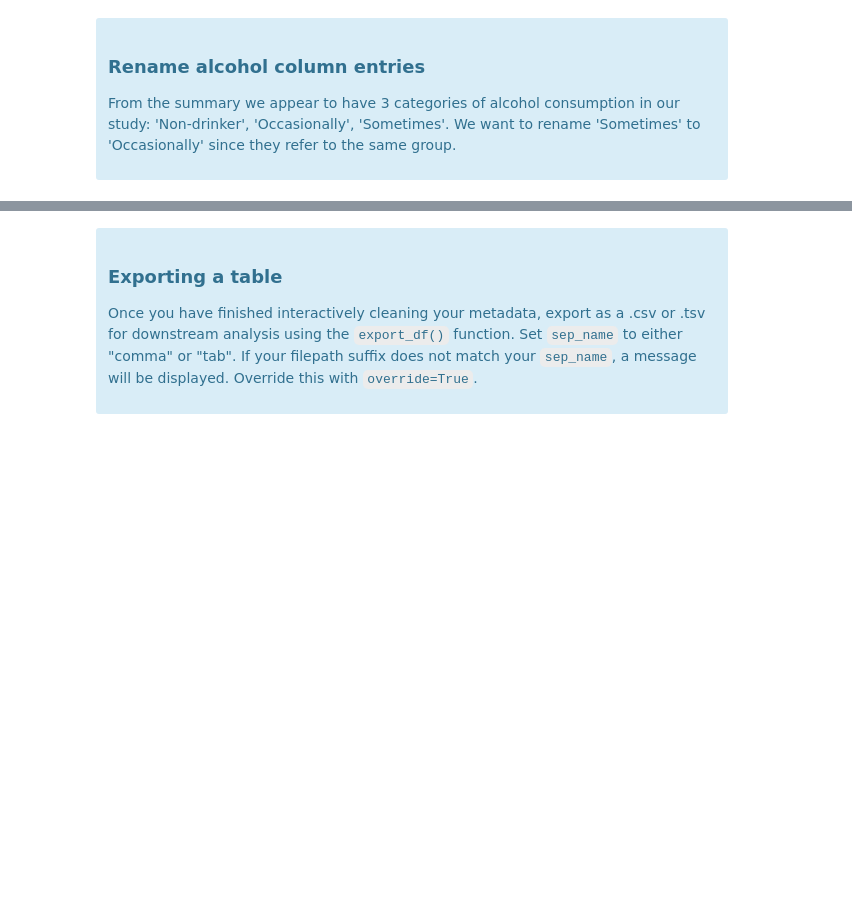
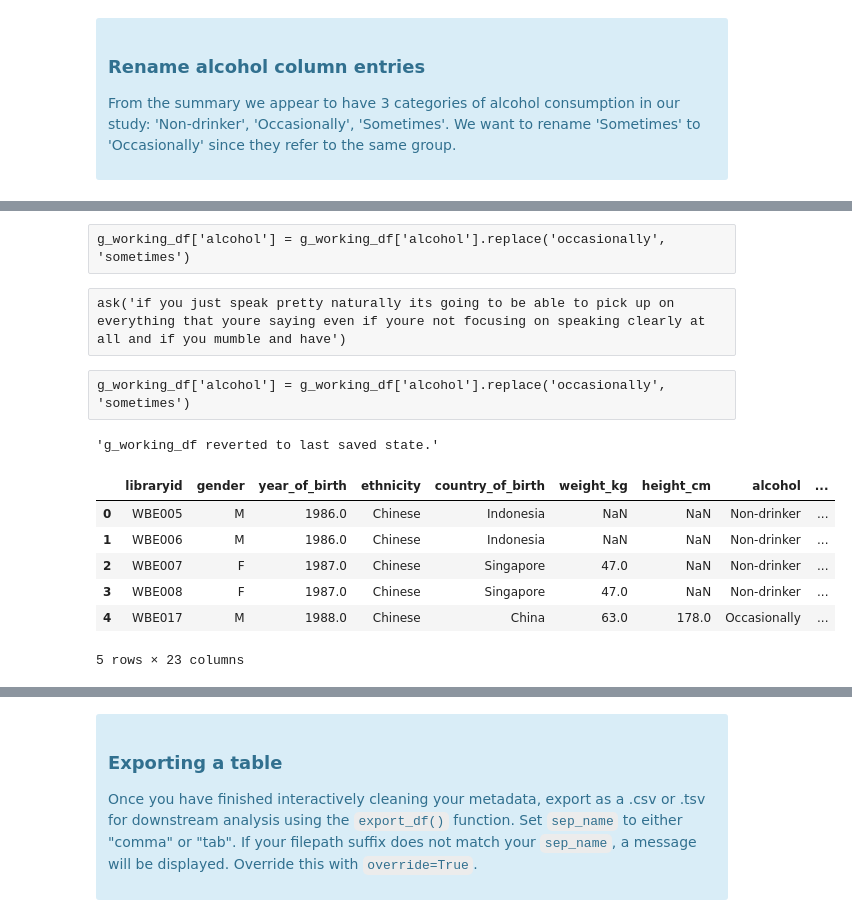
Before and after one commit to dpear/LMNOP, a Jupyter notebook: tutorial/tutorial.ipynb, the cells around one changed output, grey strips where cells are left out. Drawn from its saved outputs; the diff is of its cells as text; code cells hidden in the pictures; blank space fills up the shorter version.

```diff
--- a/tutorial/tutorial.ipynb
+++ b/tutorial/tutorial.ipynb
@@ -1672,2 +1754,4 @@ Currently age is exressed as the year the subject was born. We need to generate
+# %%
+g_working_df['year_of_birth'] = pd.to_numeric(g_working_df['year_of_birth'], errors='coerce')
 # %%
 display(g_buttons)
@@ -1685,2 +1782,6 @@ display(g_buttons)
+# %%
+g_working_df['current_year'] = 2024
+g_working_df['age'] = g_working_df['current_year'] - g_working_df['year_of_birth']
+g_working_df.drop(columns='current_year', inplace=True)
 # %%
 display(g_buttons)
@@ -1701,0 +1814,4 @@ display(g_buttons)
+# %%
+g_working_df['current_year'] = 2023
+g_working_df['age'] = g_working_df['current_year'] - g_working_df['year_of_birth']
+g_working_df.drop(columns='current_year', inplace=True)
@@ -1728,2 +1910,24 @@ From the summary we appear to have 3 categories of alcohol consumption in our st
+# %% [raw]
+g_working_df['alcohol'] = g_working_df['alcohol'].replace('occasionally', 'sometimes')
+# %% [raw]
+ask('if you just speak pretty naturally its going to be able to pick up on everything that youre saying even if youre not focusing on speaking clearly at all and if you mumble and have')
+# %% [raw]
+g_working_df['alcohol'] = g_working_df['alcohol'].replace('occasionally', 'sometimes')
+# %%
+g_working_df['alcohol'] = g_working_df['alcohol'].replace('Occasionally', 'Sometimes')
+# %%
+revert_df()
+# %% [output]
+'g_working_df reverted to last saved state.'
+# %%
+g_working_df.head()
+# %% [output]
+|  | libraryid | gender | year_of_birth | ethnicity | country_of_birth | weight_kg | height_cm | alcohol | ... |
+| 0 | WBE005 | M | 1986.0 | Chinese | Indonesia | NaN | NaN | Non-drinker | ... |
+| 1 | WBE006 | M | 1986.0 | Chinese | Indonesia | NaN | NaN | Non-drinker | ... |
+| 2 | WBE007 | F | 1987.0 | Chinese | Singapore | 47.0 | NaN | Non-drinker | ... |
+| 3 | WBE008 | F | 1987.0 | Chinese | Singapore | 47.0 | NaN | Non-drinker | ... |
+| 4 | WBE017 | M | 1988.0 | Chinese | China | 63.0 | 178.0 | Occasionally | ... |
+5 rows × 23 columns
 # %%
 display(g_buttons)
```
Also changed, not shown: parts of 61 cells of this notebook.
